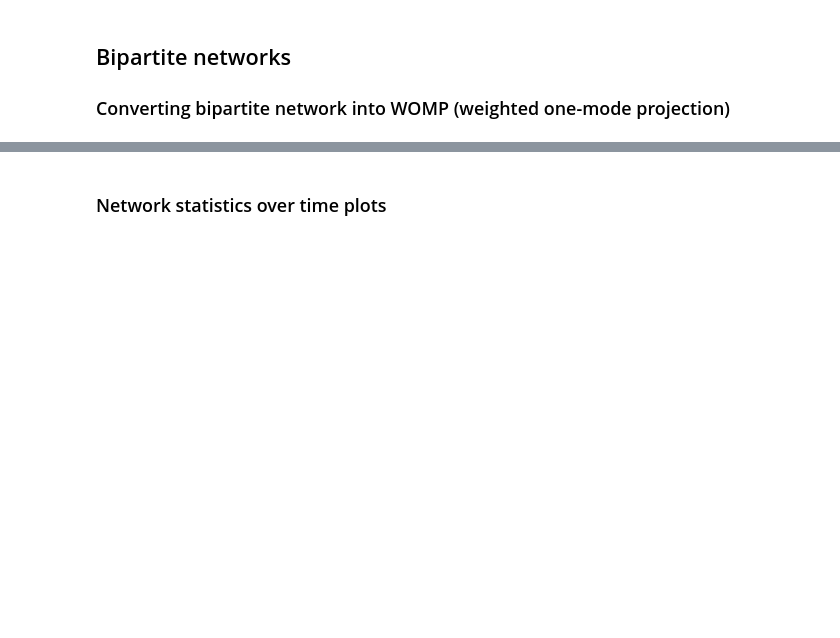
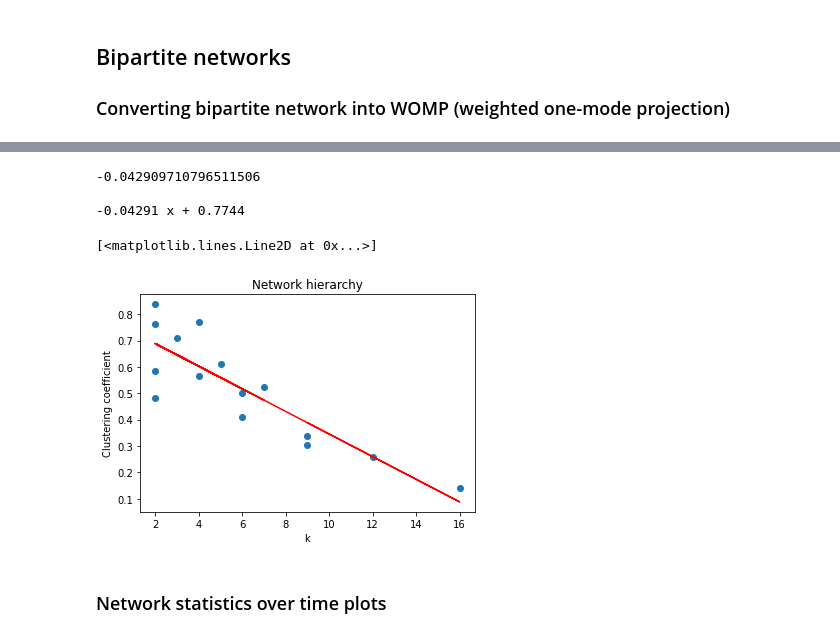
Before and after one commit to csepanyij/master-thesis, a Jupyter notebook: notebooks/static_nets_gambit.ipynb, the cells around one changed output, grey strips where cells are left out. Cells and saved outputs as stored; diff of their text form; code cells hidden in the pictures; blank space fills up the shorter version.

Commit message:
clustering coefficient analysis

```diff
--- a/notebooks/static_nets_gambit.ipynb
+++ b/notebooks/static_nets_gambit.ipynb
@@ -294,8 +293,0 @@ pp.visualisation.plot(n, **style)
-# %%
-duplicate_files = duplicate_filenames(git_repo_dir)
-nj = collab_network_jaccard(sqlite_db_file, git_repo_dir, t, node_info, datetime(2020, 10, 1), datetime(2020, 11, 1), duplicate_files, True)
-#n = collab_network(sqlite_db_file, git_repo_dir, t, node_info, datetime(2020, 1, 31), datetime(2020, 2, 28), True)
-nj
-G = pathpy_to_networkx(nj)
-nx.draw(G)
-nx.info(G)
@@ -323,3 +375,39 @@ pp.visualisation.plot(nj, **style)
+# %%
+import numpy as np
+
+h = {}
+x = []
+y = []
+
+cc = nx.clustering(G, weight='weight')
+for n in G.nodes:
+    h[n] = {
+        'clust. coeff.': cc[n],
+        'degree': G.degree[n],
+    }
+    if not (G.degree[n] == 0 or cc[n] == 0):
+        x.append(G.degree[n])
+        y.append(cc[n])
+
+
+#plt.yscale('log')
+#plt.xscale('log')
+plt.scatter(x, y)
+
+z = np.polyfit(x, y, 1)
+print(z[0])
+p = np.poly1d(z)
+print(p)
+plt.title('Network hierarchy')
+plt.xlabel('k')
+plt.ylabel('Clustering coefficient')
+plt.plot(x,p(x),"r-")
+# %% [output]
+-0.042909710796511506
+
+-0.04291 x + 0.7744
+[<matplotlib.lines.Line2D at 0x...>]
+[figure, added]
 # %% [markdown]
 ### Network statistics over time plots
 # %%
```
Also changed, not shown: parts of 15 cells of this notebook, 6 other files.
